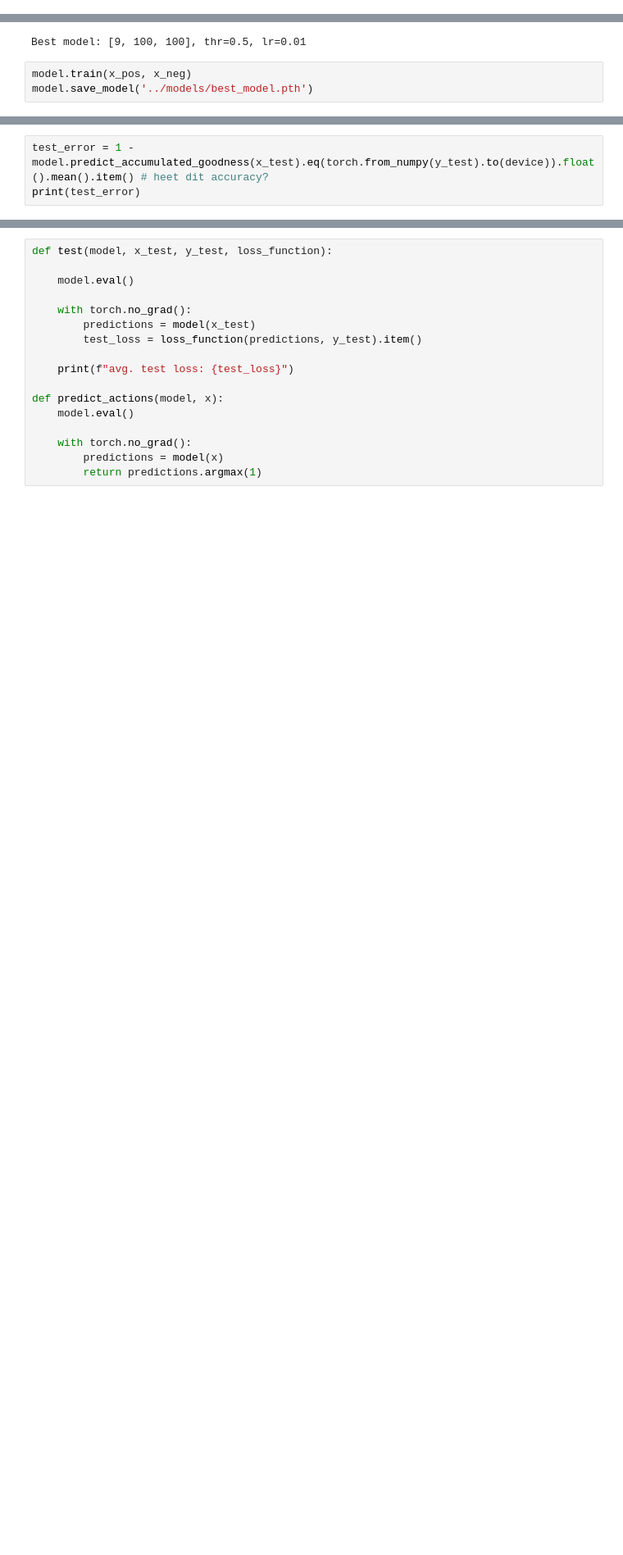
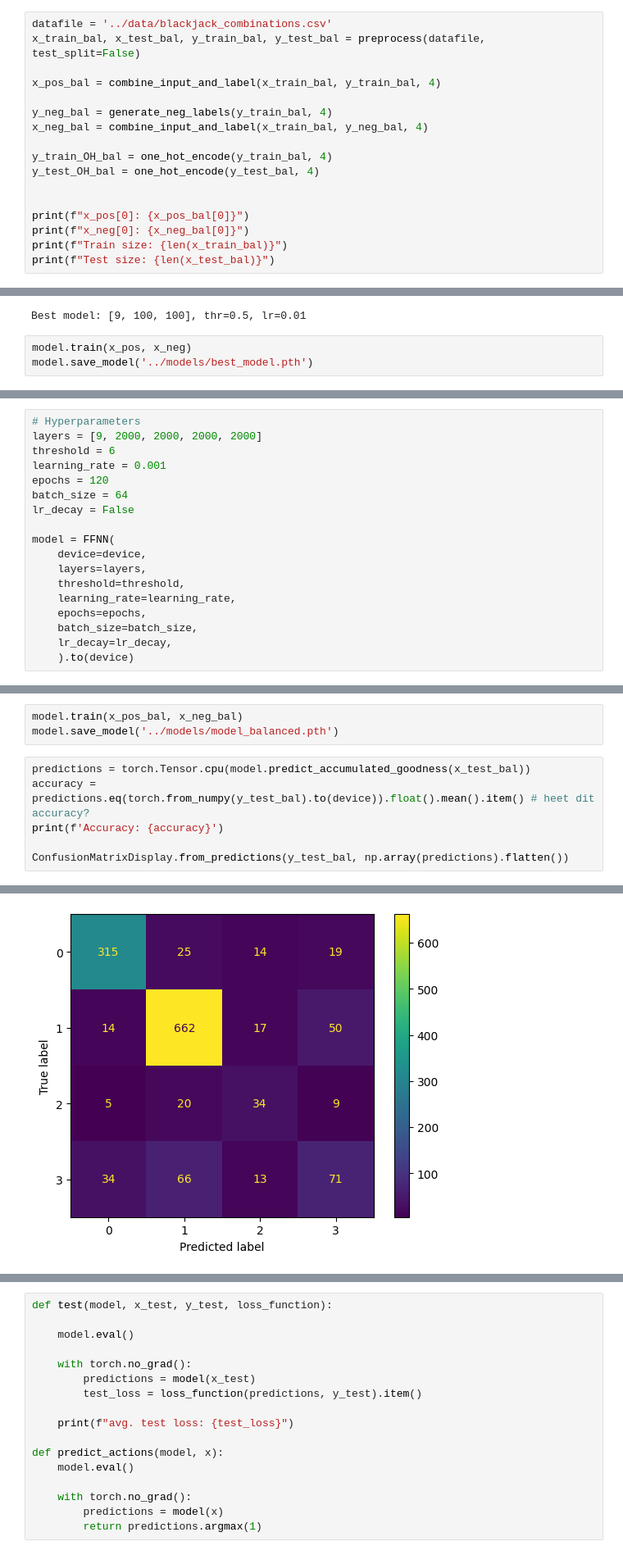
Before and after one commit to Floris93100/Blackjack-FFNN, a Jupyter notebook: src/FFNN_blackjack.ipynb, the cells around one changed output, grey strips where cells are left out. Shown: that part at 82% size. Saved outputs shown, nothing was run; the diff lists cells and outputs as text; blank space fills up the shorter version.

```diff
--- a/src/FFNN_blackjack.ipynb
+++ b/src/FFNN_blackjack.ipynb
@@ -81,0 +158,17 @@ Test size: 3030
+# %%
+datafile = '../data/blackjack_combinations.csv'
+x_train_bal, x_test_bal, y_train_bal, y_test_bal = preprocess(datafile, test_split=False)
+
+x_pos_bal = combine_input_and_label(x_train_bal, y_train_bal, 4)
+
+y_neg_bal = generate_neg_labels(y_train_bal, 4)
+x_neg_bal = combine_input_and_label(x_train_bal, y_neg_bal, 4)
+
+y_train_OH_bal = one_hot_encode(y_train_bal, 4)
+y_test_OH_bal = one_hot_encode(y_test_bal, 4)
+
+
+print(f"x_pos[0]: {x_pos_bal[0]}")
+print(f"x_neg[0]: {x_neg_bal[0]}")
+print(f"Train size: {len(x_train_bal)}")
+print(f"Test size: {len(x_test_bal)}")
@@ -274,0 +364,18 @@ tensor([[17., 10.,  0.,  0.,  0.],
+# %%
+# Hyperparameters
+layers = [9, 2000, 2000, 2000, 2000]
+threshold = 6
+learning_rate = 0.001
+epochs = 120
+batch_size = 64
+lr_decay = False
+
+model = FFNN(
+    device=device,
+    layers=layers,
+    threshold=threshold,
+    learning_rate=learning_rate,
+    epochs=epochs,
+    batch_size=batch_size,
+    lr_decay=lr_decay,
+    ).to(device)
@@ -275,4 +384,10 @@ tensor([[17., 10.,  0.,  0.,  0.],
+# %%
+model.train(x_pos_bal, x_neg_bal)
+model.save_model('../models/model_balanced.pth')
 # %%
-test_error = 1 - model.predict_accumulated_goodness(x_test).eq(torch.from_numpy(y_test).to(device)).float().mean().item() # heet dit accuracy?
-print(test_error)
+predictions = torch.Tensor.cpu(model.predict_accumulated_goodness(x_test_bal))
+accuracy =  predictions.eq(torch.from_numpy(y_test_bal).to(device)).float().mean().item() # heet dit accuracy?
+print(f'Accuracy: {accuracy}')
+
+ConfusionMatrixDisplay.from_predictions(y_test_bal, np.array(predictions).flatten())
 # %% [output]
@@ -280 +396,2 @@ print(test_error)
+[figure, added]
 # %% [markdown]
```
Also changed, not shown: parts of 26 cells of this notebook, 4 other files.
